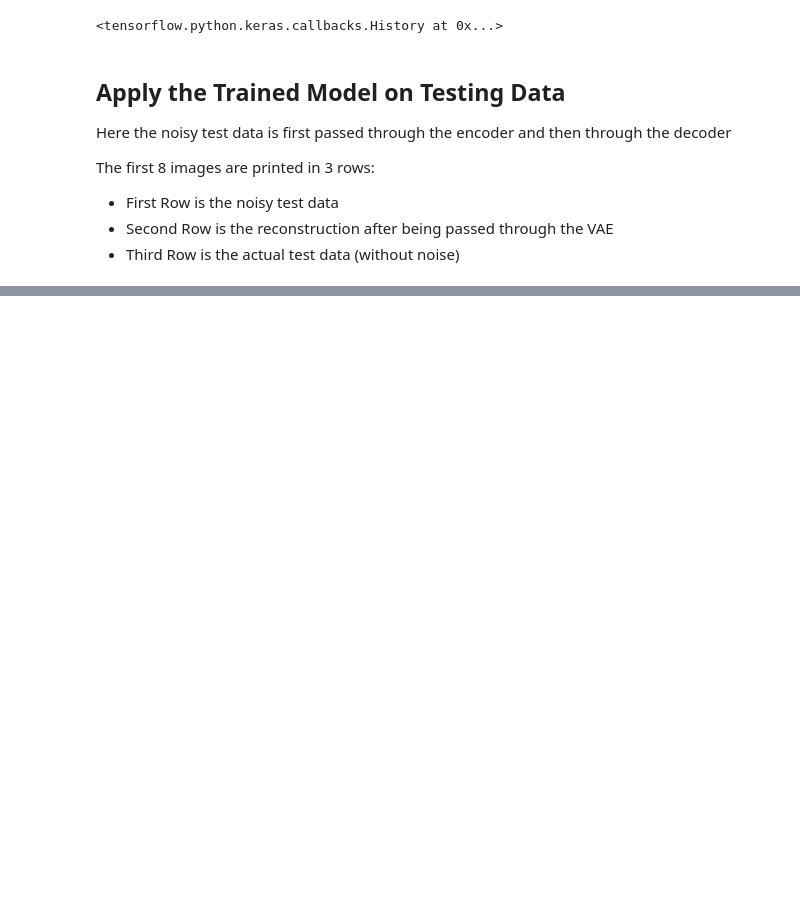
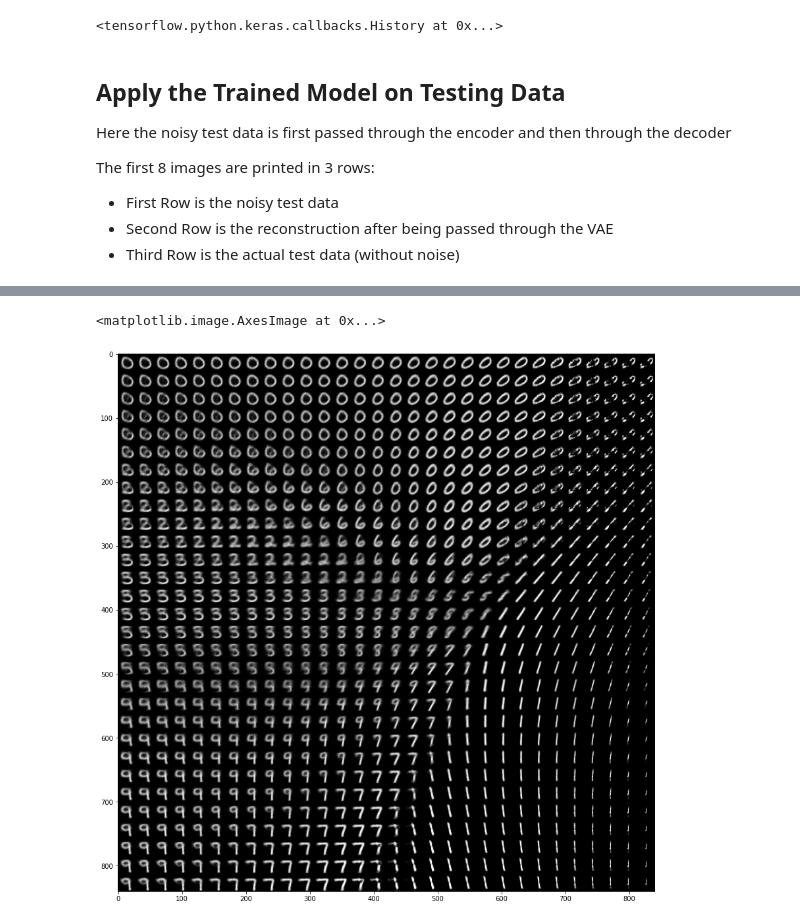
Before and after one commit to aneesh-kaitou1412/vae-mnist, a Jupyter notebook: Convolutional_VAE_MNIST_denoising.ipynb, the cells around one changed output, grey strips where cells are left out. Drawn from its saved outputs; the diff is of its cells as text; code cells hidden in the pictures; blank space fills up the shorter version.

```diff
--- a/Convolutional_VAE_MNIST_denoising.ipynb
+++ b/Convolutional_VAE_MNIST_denoising.ipynb
@@ -274,0 +305,20 @@ plot_images(L, len(L), len(L[0]))
+# %%
+n = 30
+scale = 3.0
+image = np.zeros((input_shape[0] * n, input_shape[1] * n))
+x_coord = np.linspace(-scale, scale, n)
+y_coord = np.linspace(-scale, scale, n)[::-1]
+
+for i, yi in enumerate(y_coord):
+  for j, xi in enumerate(x_coord):
+    z_sample = np.asarray([[xi, yi]])
+    x_decoded = vae.decoder.predict(z_sample)
+    digit = x_decoded[0].reshape(input_shape[0], input_shape[1])
+    image[i * input_shape[0]: (i+1) * input_shape[0],
+          j * input_shape[1]: (j+1) * input_shape[1]] = digit
+# %%
+plt.figure(figsize=(15, 15))
+plt.imshow(image, cmap='gray')
+# %% [output]
+<matplotlib.image.AxesImage at 0x...>
+[figure, added]
```
Also changed, not shown: parts of 12 cells of this notebook.
